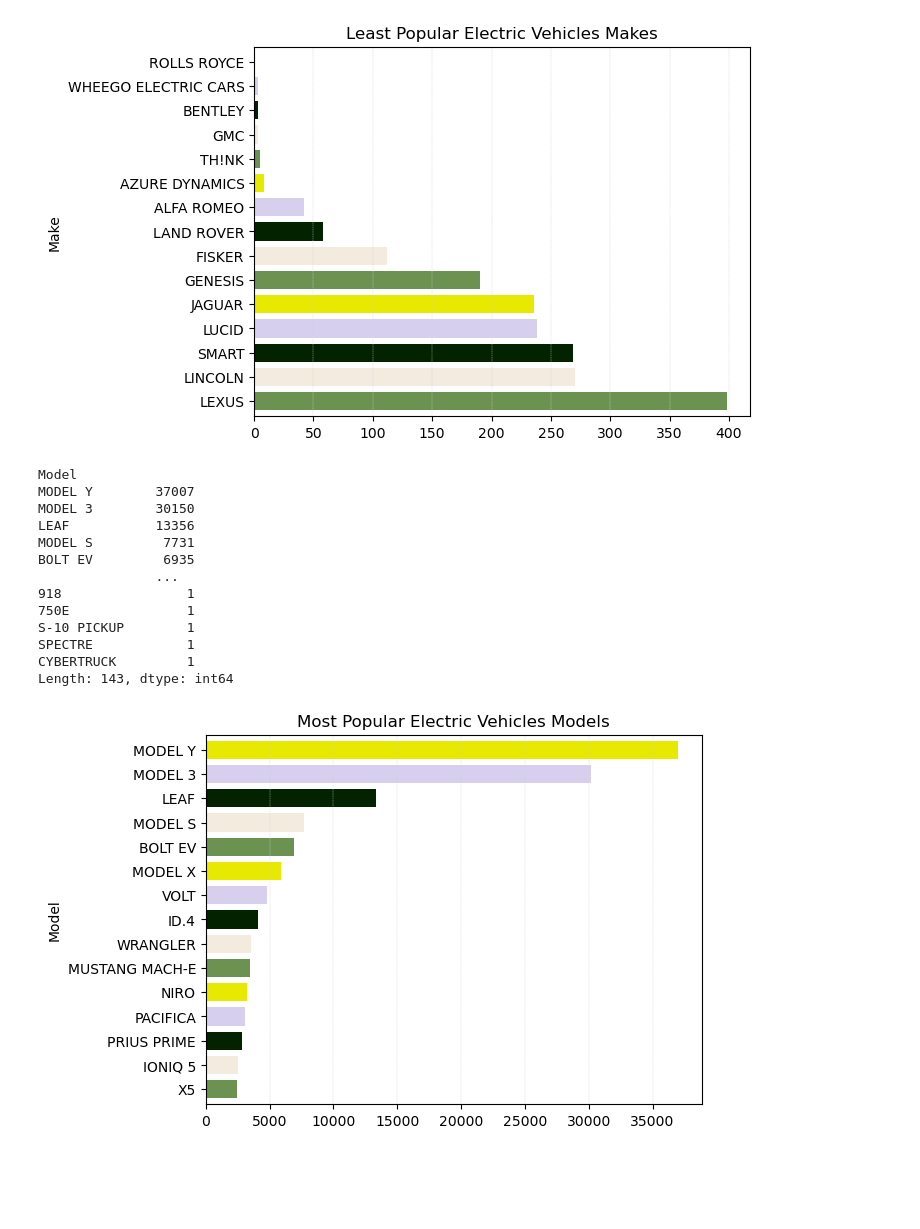
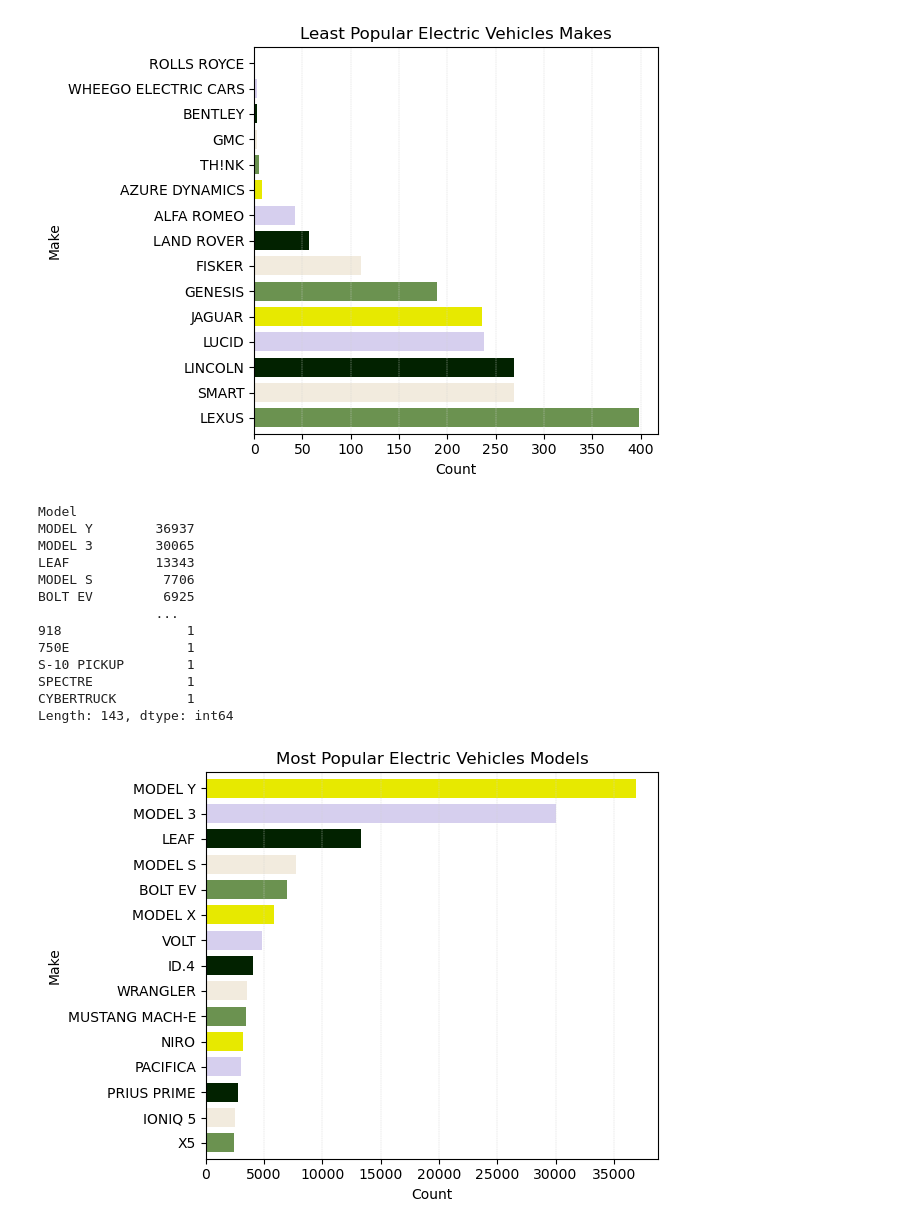
Before and after one commit to wrp94/project-1-group-02, a Jupyter notebook: Fatima's work/hypothesis 1.ipynb, the cells around one changed output. Drawn from its saved outputs; the diff is of its cells as text; code cells hidden in the pictures; blank space fills up the shorter version.

```diff
--- a/Fatima's work/hypothesis 1.ipynb
+++ b/Fatima's work/hypothesis 1.ipynb
@@ -4,7 +4,7 @@ import numpy as np
 import matplotlib.pyplot as plt
 # %%
 #import csv file and put in a data frame
-filepath = "../data/electric_vehicle_population_data.csv"
+filepath = "../data/full_vehicle_data.csv"
 
 ev_df = pd.read_csv(filepath)
 
@@ -103,28 +111,30 @@ plt.show()
 # %%
 #least popular cars registration (make)
 make_dist = ev_df["Make"].value_counts()
 make_dist = make_dist.tail(15)
 colors = ['#6B9250', '#F2EBDE','#022200', '#D6CFEE', "#E7E900"]
 #create the bar chart
 
 make_dist.plot.barh(width=0.75, title = "Least Popular Electric Vehicles Makes",   color=colors)
-plt.ylabel = "Make"
-plt.xlabel = "Count"
+plt.ylabel("Make")
+plt.xlabel("Count")
 plt.grid(color='lightgray', linestyle='--', linewidth=0.3, axis = 'x')
+plt.tight_layout()
+plt.savefig("images/Least popular EV Makes.png")
 plt.show()
 # %% [output]
-[figure, old version]
+[figure, new version]
 # %%
-#create a pivot table to show the vehicle distribution by make
+#create a pivot table to show the vehicle distribution by model
 pivot_table = ev_df.pivot_table(index='Model', aggfunc='size')
 pivot_table.sort_values(ascending = False)
 # %% [output]
 Model
-MODEL Y        37007
-MODEL 3        30150
-LEAF           13356
-MODEL S         7731
-BOLT EV         6935
+MODEL Y        36937
+MODEL 3        30065
+LEAF           13343
+MODEL S         7706
+BOLT EV         6925
                ...
 918                1
 750E               1
@@ -140,12 +150,14 @@ colors = ['#6B9250', '#F2EBDE','#022200', '#D6CFEE', "#E7E900"]
 #create the bar chart
 
 model_dist.plot.barh(width=0.75, title = "Most Popular Electric Vehicles Models",   color=colors)
-plt.ylabel = "Make"
-plt.xlabel = "Count"
+plt.ylabel("Make")
+plt.xlabel("Count")
 plt.grid(color='lightgray', linestyle='--', linewidth=0.3, axis = 'x')
+plt.tight_layout()
+plt.savefig("images/Most popular EV Models.png")
 plt.show()
 # %% [output]
-[figure, old version]
+[figure, new version]
 # %%
 #least popular cars registration (make)
 model_dist = ev_df["Model"].value_counts()
```
Also changed, not shown: parts of 7 cells of this notebook, 9 other files.
